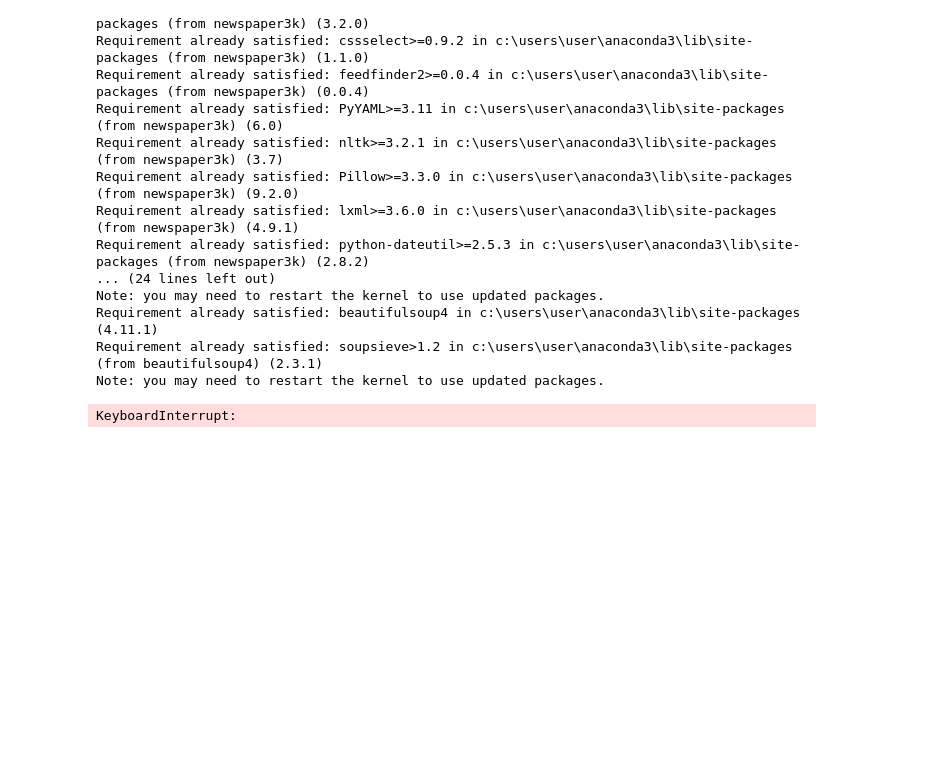
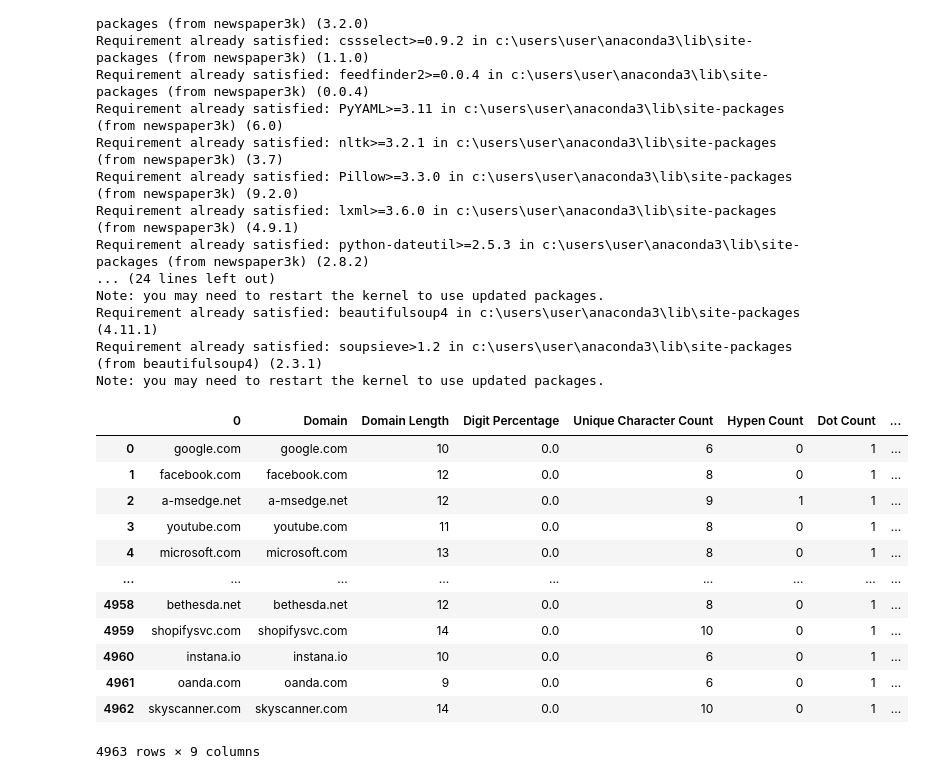
Before and after one commit to Lordishack1/Security-project, a Jupyter notebook: Final_Project.ipynb, the cells around one changed output. Cells and saved outputs as stored; diff of their text form; code cells hidden in the pictures; blank space fills up the shorter version.

Commit message:
added Tranco Rank columns

```diff
--- a/Final_Project.ipynb
+++ b/Final_Project.ipynb
@@ -86,22 +142,36 @@ def get_reputation_score(tld):
         score = 'Not found'
     return score
 # %%
+benign_df['Domain'] = benign_df[0]
 benign_df['Domain Length'] = benign_df[0].str.len()
 benign_df['Digit Percentage'] = benign_df[0].apply(calculate_percentage_digits)
 benign_df['Unique Character Count'] = benign_df[0].apply(count_unique_chars)
 benign_df['Hypen Count'] = benign_df[0].apply(count_hyphens)
 benign_df['Dot Count'] = benign_df[0].apply(count_dots)
 benign_df['TLD'] = benign_df[0].apply(get_tld)
 #benign_df['DNSTwist Results'] = benign_df[0].apply(dnstwist_results)
-tlds = benign_df['TLD']
-scores = []
-for tld in tlds:
-    score = get_reputation_score(tld)
-    scores.append(score)
-benign_df['TLD Reputation Score'] = scores
+# tlds = benign_df['TLD']
+# scores = []
+# for tld in tlds:
+#     score = get_reputation_score(tld)
+#     scores.append(score)
+# benign_df['TLD Reputation Score'] = scores
+benign_df['Tranco Rank'] = benign_df['Domain'].map(tranco_df.set_index('Domain')[0])
 benign_df
 # %% [output]
+|  | 0 | Domain | Domain Length | Digit Percentage | Unique Character Count | Hypen Count | Dot Count | ... |
+| 0 | google.com | google.com | 10 | 0.0 | 6 | 0 | 1 | ... |
+| 1 | facebook.com | facebook.com | 12 | 0.0 | 8 | 0 | 1 | ... |
+| 2 | a-msedge.net | a-msedge.net | 12 | 0.0 | 9 | 1 | 1 | ... |
+| 3 | youtube.com | youtube.com | 11 | 0.0 | 8 | 0 | 1 | ... |
+| 4 | microsoft.com | microsoft.com | 13 | 0.0 | 8 | 0 | 1 | ... |
+| ... | ... | ... | ... | ... | ... | ... | ... | ... |
+| 4958 | bethesda.net | bethesda.net | 12 | 0.0 | 8 | 0 | 1 | ... |
+| 4959 | shopifysvc.com | shopifysvc.com | 14 | 0.0 | 10 | 0 | 1 | ... |
+| 4960 | instana.io | instana.io | 10 | 0.0 | 6 | 0 | 1 | ... |
+| 4961 | oanda.com | oanda.com | 9 | 0.0 | 6 | 0 | 1 | ... |
+| 4962 | skyscanner.com | skyscanner.com | 14 | 0.0 | 10 | 0 | 1 | ... |
-KeyboardInterrupt:
+4963 rows × 9 columns
 # %%
 malicious_df['Domain'] = malicious_df['url'].apply(get_fqdn)
 malicious_df['Domain Length'] = malicious_df['Domain'].str.len()
```
Also changed, not shown: parts of 7 cells of this notebook.
